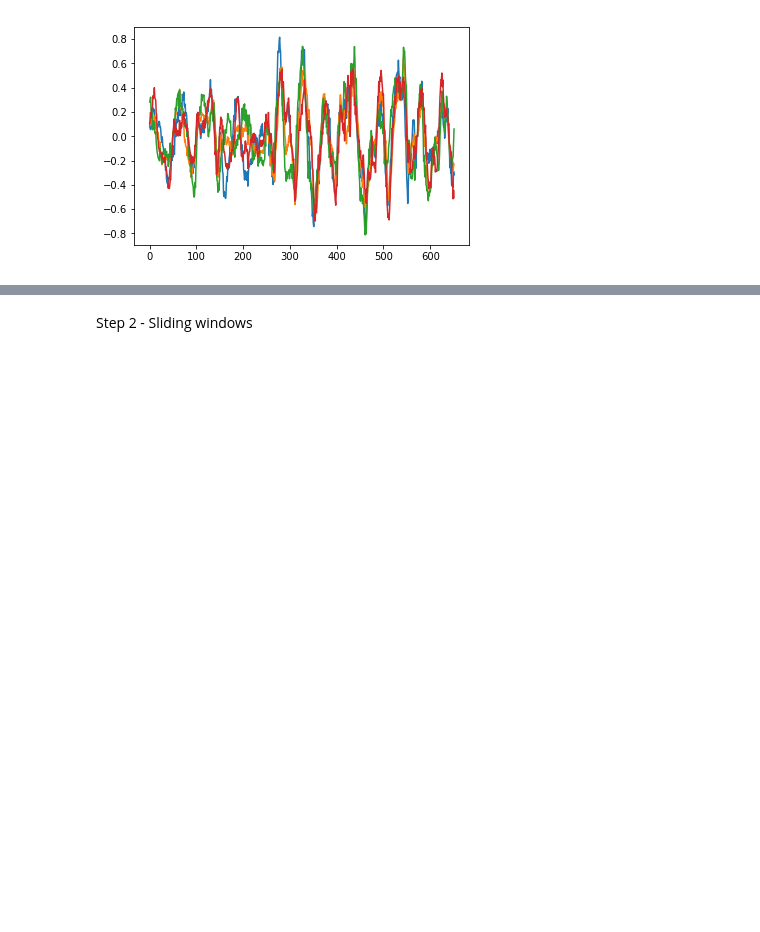
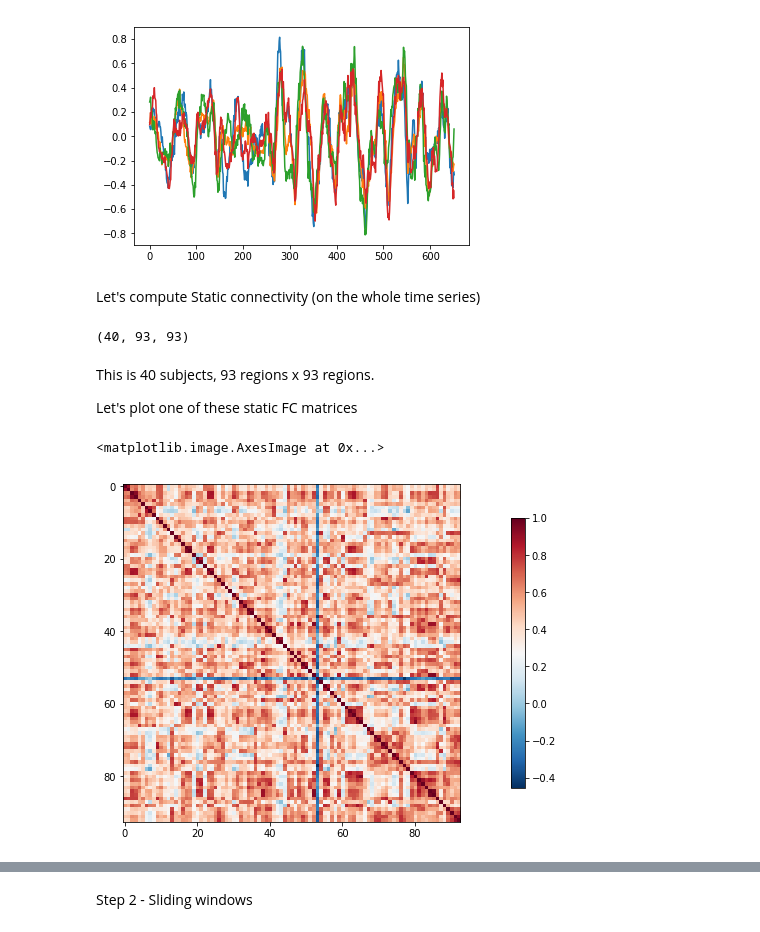
Before and after one commit to majdabd/ADBN, a Jupyter notebook: GettingStarted.ipynb, the cells around one changed output, grey strips where cells are left out. Saved outputs shown, nothing was run; the diff lists cells and outputs as text; code cells hidden in the pictures; blank space fills up the shorter version.

```diff
--- a/GettingStarted.ipynb
+++ b/GettingStarted.ipynb
@@ -67,3 +69,25 @@ plt.plot(allts[subject,:,3:7]) ## rois 3 to 7
  <matplotlib.lines.Line2D at 0x...>,
  <matplotlib.lines.Line2D at 0x...>]
 [figure]
+# %% [markdown]
+Let's compute Static connectivity (on the whole time series)
+# %%
+from nilearn.connectome import ConnectivityMeasure
+estimator = ConnectivityMeasure(kind='correlation',vectorize=False,discard_diagonal=True)
+
+static_FC = estimator.fit_transform(allts)
+# %%
+print(static_FC.shape)
+# %% [output]
+(40, 93, 93)
+# %% [markdown]
+This is 40 subjects, 93 regions x 93 regions.
+
+Let's plot one of these static FC matrices
+# %%
+from nilearn.plotting import plot_matrix, plot_connectome
+
+plot_matrix(static_FC[30])
+# %% [output]
+<matplotlib.image.AxesImage at 0x...>
+[figure, added]
```
Also changed, not shown: parts of 16 cells of this notebook.
